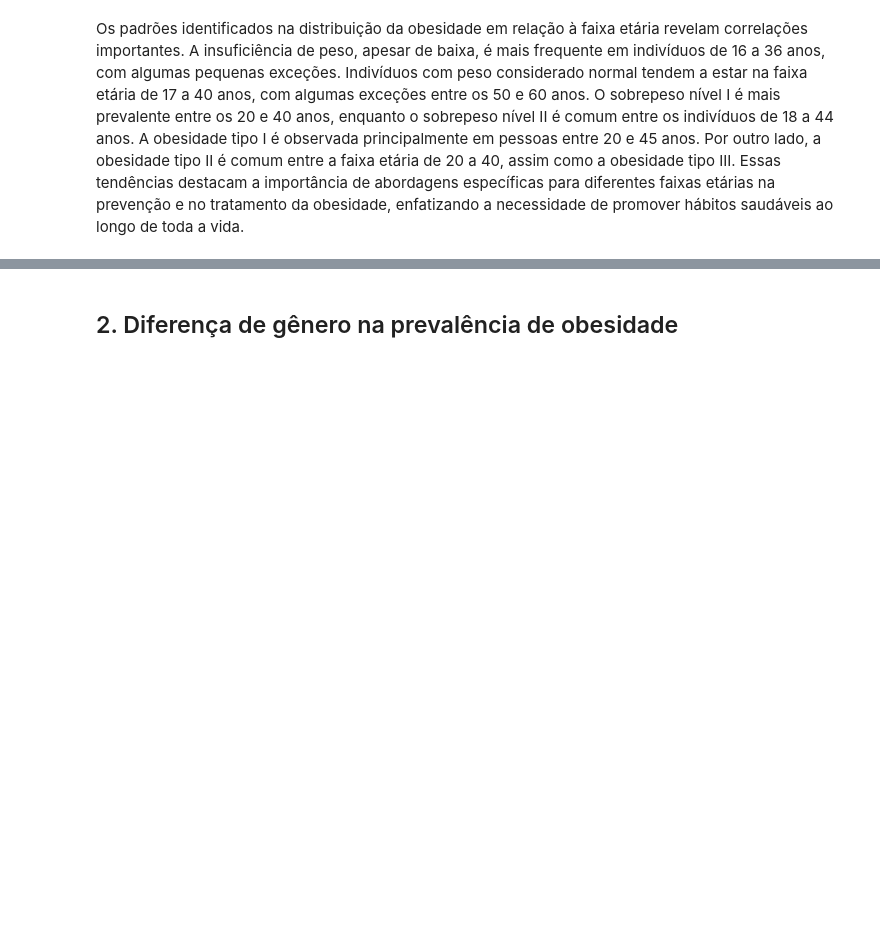
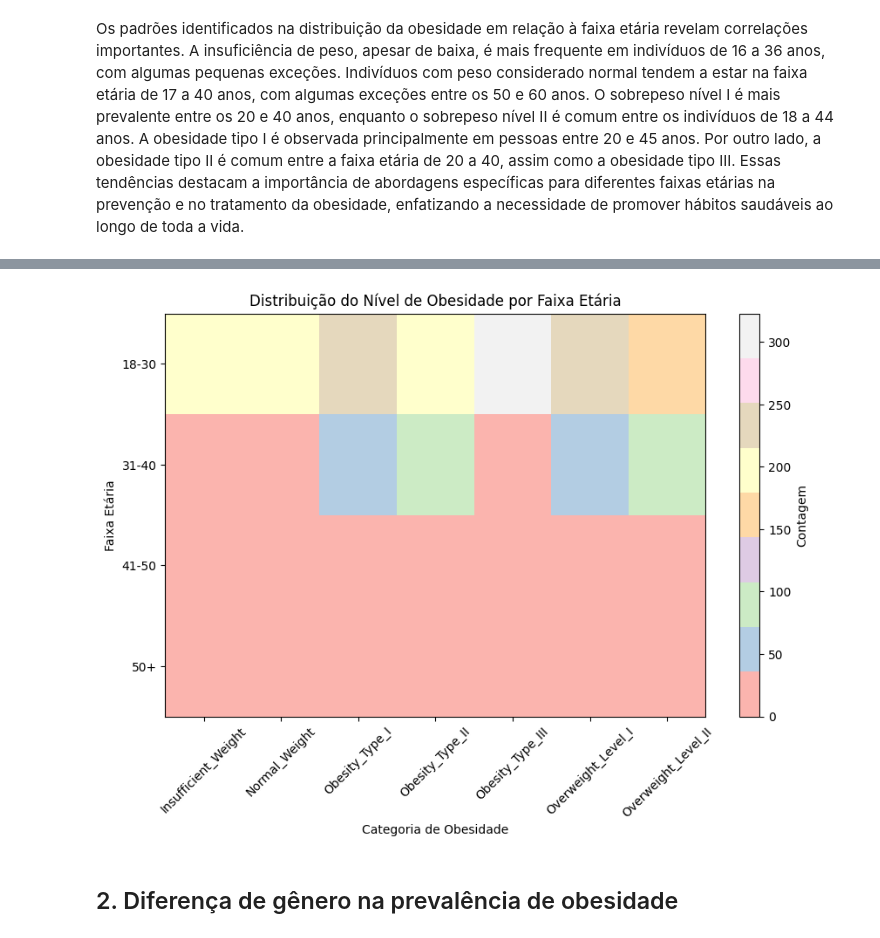
Before and after one commit to atlantico-academy/equipe5-2024.1, a Jupyter notebook: notebooks/01-exploratory_data_analysis.ipynb, the cells around one changed output, grey strips where cells are left out. Saved outputs shown, nothing was run; the diff lists cells and outputs as text; code cells hidden in the pictures; blank space fills up the shorter version.

Commit message:
fix: corrigindo errofeat: add table and plot for obesity distribution

```diff
--- a/notebooks/01-exploratory_data_analysis.ipynb
+++ b/notebooks/01-exploratory_data_analysis.ipynb
@@ -247,3 +247,7 @@ plt.show()
 [figure]
 # %% [markdown]
 Os padrões identificados na distribuição da obesidade em relação à faixa etária revelam correlações importantes. A insuficiência de peso, apesar de baixa, é mais frequente em indivíduos de 16 a 36 anos, com algumas pequenas exceções. Indivíduos com peso considerado normal tendem a estar na faixa etária de 17 a 40 anos, com algumas exceções entre os 50 e 60 anos. O sobrepeso nível I é mais prevalente entre os 20 e 40 anos, enquanto o sobrepeso nível II é comum entre os indivíduos de 18 a 44 anos. A obesidade tipo I é observada principalmente em pessoas entre 20 e 45 anos. Por outro lado, a obesidade tipo II é comum entre a faixa etária de 20 a 40, assim como a obesidade tipo III. Essas tendências destacam a importância de abordagens específicas para diferentes faixas etárias na prevenção e no tratamento da obesidade, enfatizando a necessidade de promover hábitos saudáveis ao longo de toda a vida.
+# %%
+categorias_idade = pd.cut(df['Age'], bins=[18, 30, 40, 50, np.inf], labels=['18-30', '31-40', '41-50', '50+'])
+estatisticas_por_idade_obesidade = df.groupby([categorias_idade, 'NObeyesdad'])['NObeyesdad'].count().unstack()
+print(estatisticas_por_idade_obesidade)
@@ -250,3 +275,15 @@ Os padrões identificados na distribuição da obesidade em relação à faixa e
+# %%
+plt.figure(figsize=(10, 6))
+plt.imshow(estatisticas_por_idade_obesidade, cmap='Pastel1', aspect='auto')
+plt.title('Distribuição do Nível de Obesidade por Faixa Etária')
+plt.xlabel('Categoria de Obesidade')
+plt.ylabel('Faixa Etária')
+plt.xticks(range(len(estatisticas_por_idade_obesidade.columns)), estatisticas_por_idade_obesidade.columns, rotation=45)
+plt.yticks(range(len(estatisticas_por_idade_obesidade.index)), estatisticas_por_idade_obesidade.index)
+plt.colorbar(label='Contagem')
+plt.show()
+# %% [output]
+[figure, added]
 # %% [markdown]
 ## 2. Diferença de gênero na prevalência de obesidade
 # %% [markdown]
```
Also changed, not shown: parts of 1 cell of this notebook, 1 other file.
